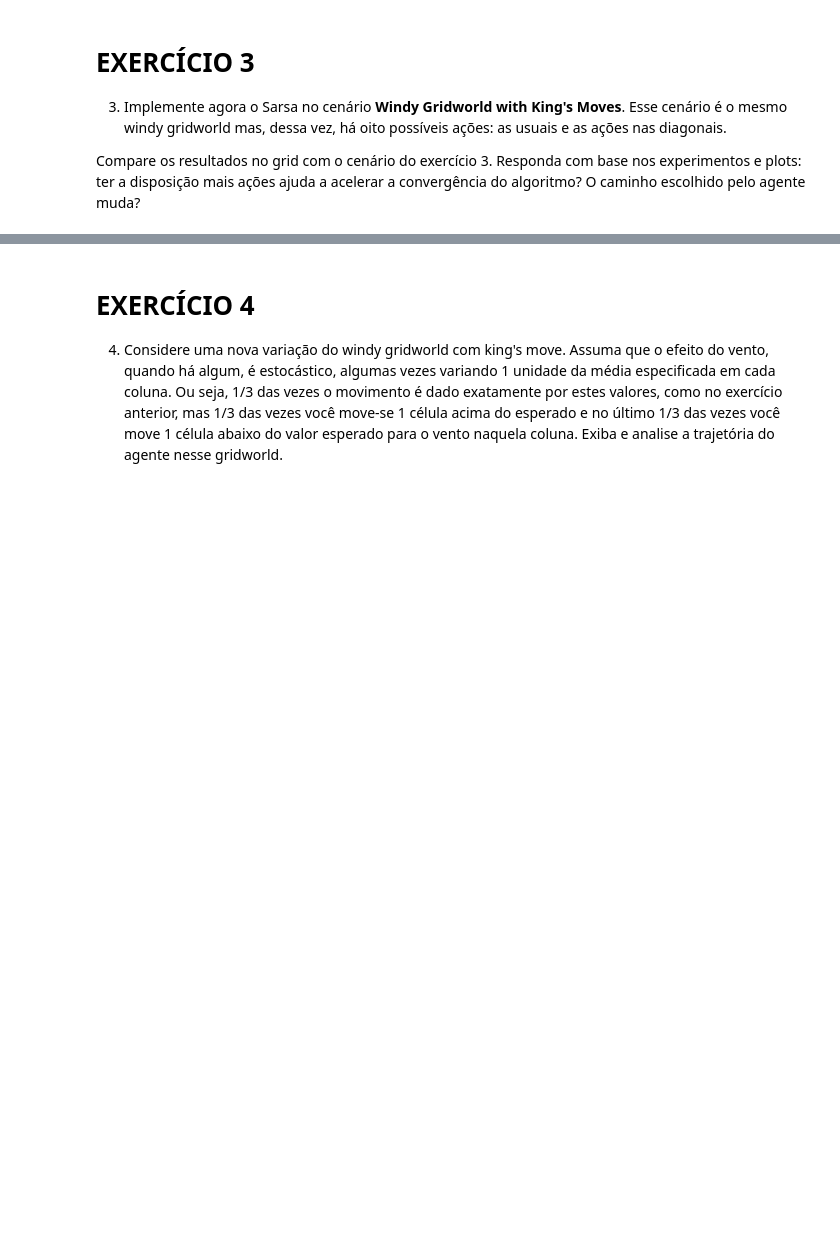
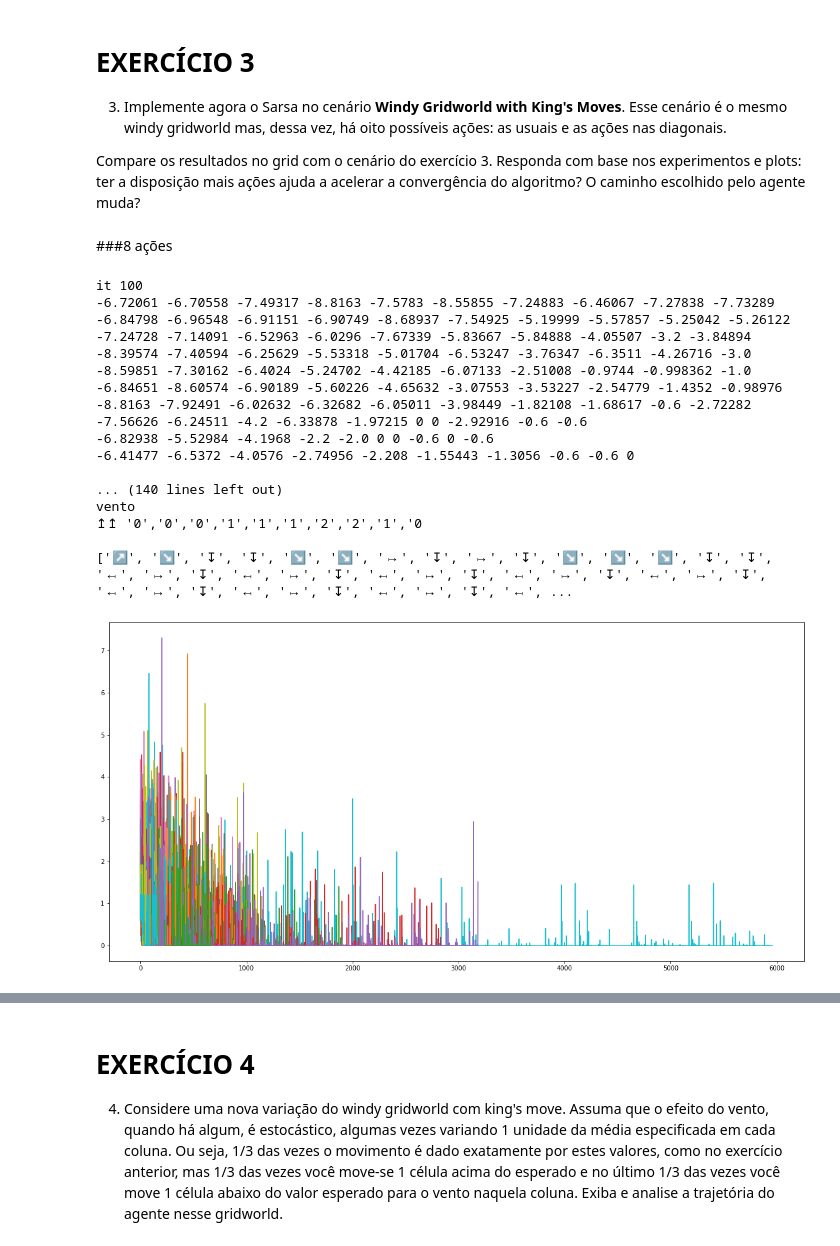
Before and after one commit to girotodenis/semisupervisionada, a Jupyter notebook: Lista_RL_2019_1_Davi_Denis_Naiara.ipynb, the cells around one changed output, grey strips where cells are left out. Cells and saved outputs as stored; diff of their text form; code cells hidden in the pictures; blank space fills up the shorter version.

```diff
--- a/Lista_RL_2019_1_Davi_Denis_Naiara.ipynb
+++ b/Lista_RL_2019_1_Davi_Denis_Naiara.ipynb
@@ -613 +596,37 @@ class EpsilonGreedy:
       return deltaState
+# %% [markdown]
+###8 ações
+# %%
+mundo4 = Mundo(10, 10, (5, 0), (5, 8), pcardeais8, actions8, [0,0,0,1,1,1,2,2,1,0])
+agente4 = Agente(10000)
+deltas4 = agente4.learn(mundo4, EpsilonGreedy)
+print()
+#print(agente4.melhor_caminho(mundo4.inicio, mundo4))
+plt.figure(figsize=(20, 10))
+#plt.plot(deltas4)
+all_series=[]
+for i in agente4.states:
+  for j in i:
+    all_series.append( list(j.deltaState)[:-50] )
+
+for series in all_series:
+    plt.plot(series)
+# %% [output]
+it 100
+-6.72061 -6.70558 -7.49317 -8.8163 -7.5783 -8.55855 -7.24883 -6.46067 -7.27838 -7.73289
+-6.84798 -6.96548 -6.91151 -6.90749 -8.68937 -7.54925 -5.19999 -5.57857 -5.25042 -5.26122
+-7.24728 -7.14091 -6.52963 -6.0296 -7.67339 -5.83667 -5.84888 -4.05507 -3.2 -3.84894
+-8.39574 -7.40594 -6.25629 -5.53318 -5.01704 -6.53247 -3.76347 -6.3511 -4.26716 -3.0
+-8.59851 -7.30162 -6.4024 -5.24702 -4.42185 -6.07133 -2.51008 -0.9744 -0.998362 -1.0
+-6.84651 -8.60574 -6.90189 -5.60226 -4.65632 -3.07553 -3.53227 -2.54779 -1.4352 -0.98976
+-8.8163 -7.92491 -6.02632 -6.32682 -6.05011 -3.98449 -1.82108 -1.68617 -0.6 -2.72282
+-7.56626 -6.24511 -4.2 -6.33878 -1.97215 0 0 -2.92916 -0.6 -0.6
+-6.82938 -5.52984 -4.1968 -2.2 -2.0 0 0 -0.6 0 -0.6
+-6.41477 -6.5372 -4.0576 -2.74956 -2.208 -1.55443 -1.3056 -0.6 -0.6 0
+
+... (140 lines left out)
+vento
+↥↥ '0','0','0','1','1','1','2','2','1','0
+
+['↗', '↘', '↧', '↧', '↘', '↘', '↦', '↧', '↦', '↧', '↘', '↘', '↘', '↧', '↧', '↤', '↦', '↧', '↤', '↦', '↧', '↤', '↦', '↧', '↤', '↦', '↧', '↤', '↦', '↧', '↤', '↦', '↧', '↤', '↦', '↧', '↤', '↦', '↧', '↤', ...
+[figure, added]
```
Also changed, not shown: parts of 20 cells of this notebook.
